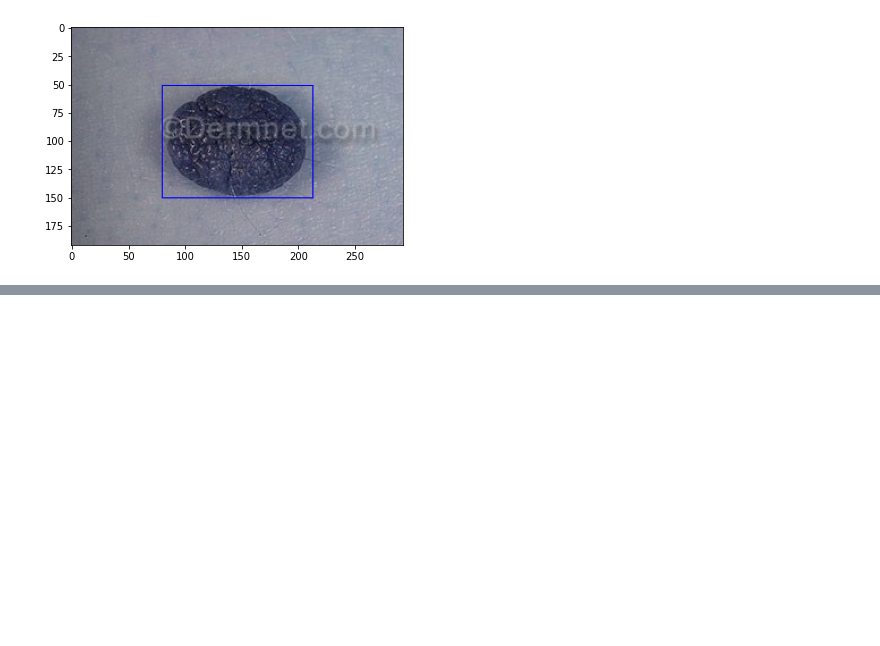
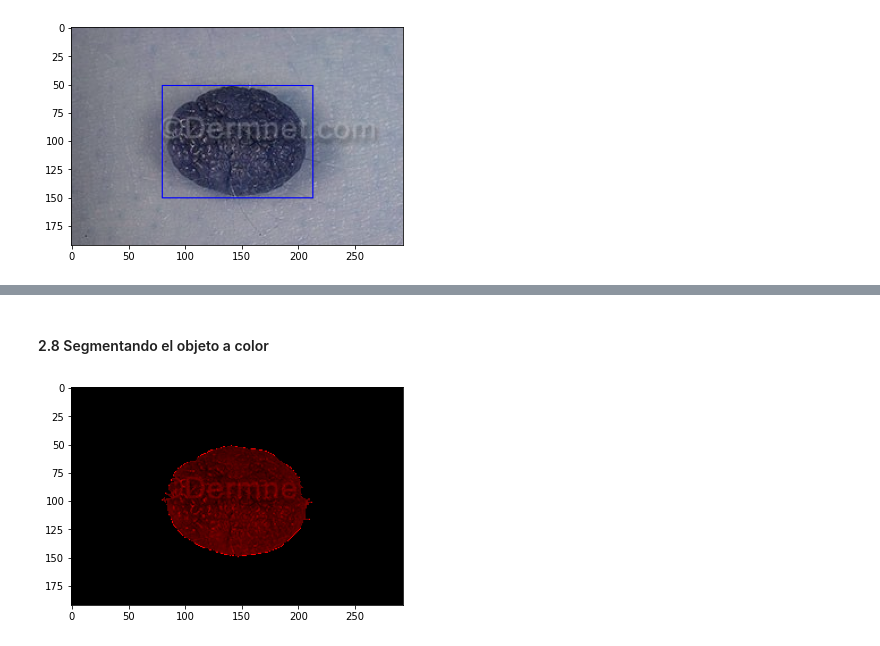
Before and after one commit to ParraCode/Curso-de-Computer-vision-y-Machine-Learning, a Jupyter notebook: apuntes/Modulo2.ipynb, the cells around one changed output, grey strips where cells are left out. Drawn from its saved outputs; the diff is of its cells as text; code cells hidden in the pictures; blank space fills up the shorter version.

```diff
--- a/apuntes/Modulo2.ipynb
+++ b/apuntes/Modulo2.ipynb
@@ -200,0 +210,11 @@ show_img(imag3_rectangulo)
+# %% [markdown]
+#### 2.8 Segmentando el objeto a color
+# %%
+segColor = np.zeros((m,n,3)).astype('uint8')
+segColor[:,:,0] = np.uint8(img3[:,:,0] * mascara)
+segColor[:,:,0] = np.uint8(img3[:,:,1] * mascara)
+segColor[:,:,0] = np.uint8(img3[:,:,2] * mascara)
+
+show_img(segColor)
+# %% [output]
+[figure, added]
```
Also changed, not shown: parts of 4 cells of this notebook.
